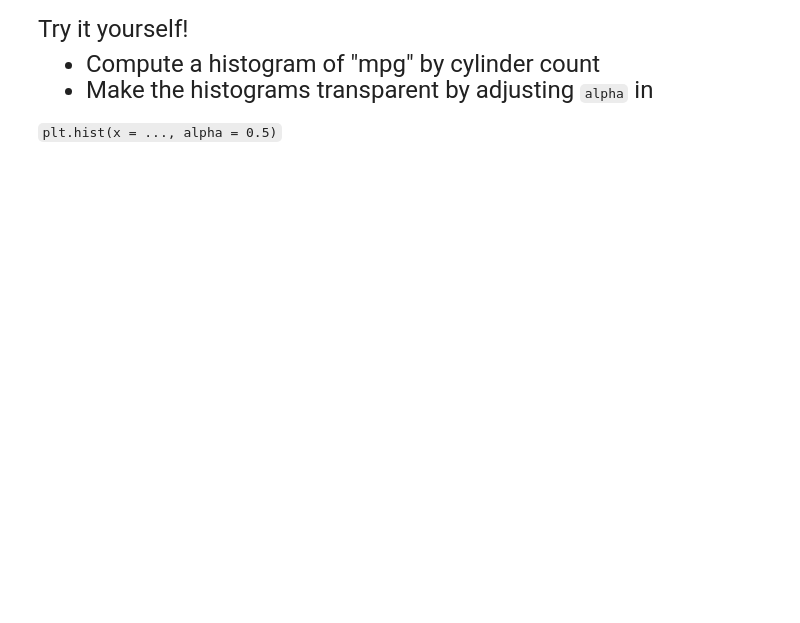
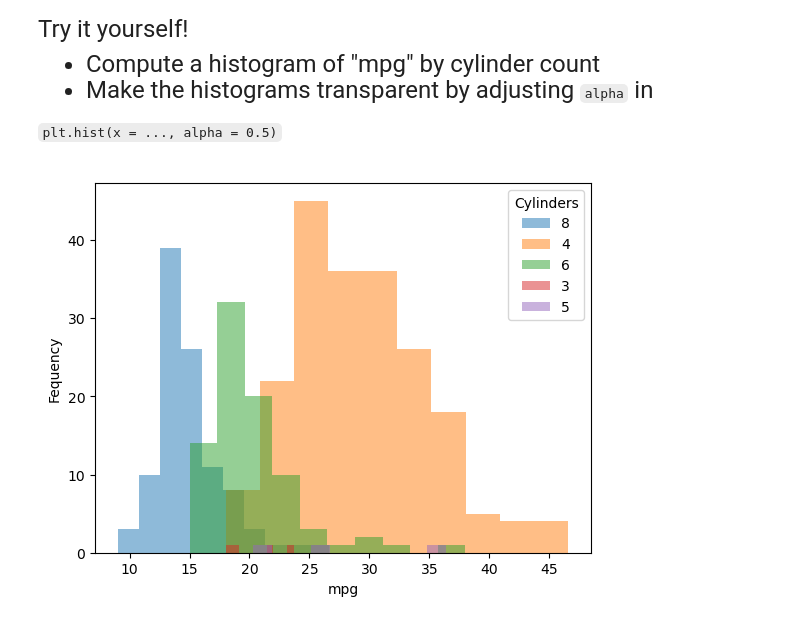
Before and after one commit to briantt12/qtm151spring2024, a Jupyter notebook: lecture_10/lecture_10a - Subsetting data.ipynb, the cells around one changed output. Saved outputs shown, nothing was run; the diff lists cells and outputs as text; code cells hidden in the pictures; blank space fills up the shorter version.

```diff
--- a/lecture_10/lecture_10a - Subsetting data.ipynb
+++ b/lecture_10/lecture_10a - Subsetting data.ipynb
@@ -413,0 +558,20 @@ Try it yourself!
+# %%
+# Write your own code
+# Compute number of unique categories
+list_unique_cylinders = pd.unique(carfeatures["cylinders"])
+
+# Use a for loop to plot a scatter plot between "weight" and "acceleration"
+# for each category. Each plot  will have a different color
+
+for category in list_unique_cylinders:
+    df   = carfeatures.query("cylinders == @category")
+    plt.hist(x = df["mpg"], alpha = 0.5)
+
+# Add labels and a legends
+plt.xlabel("mpg")
+plt.ylabel("Fequency")
+plt.legend(labels = list_unique_cylinders,
+           title  = "Cylinders")
+plt.show()
+# %% [output]
+[figure, added]
```
Also changed, not shown: parts of 16 cells of this notebook.
